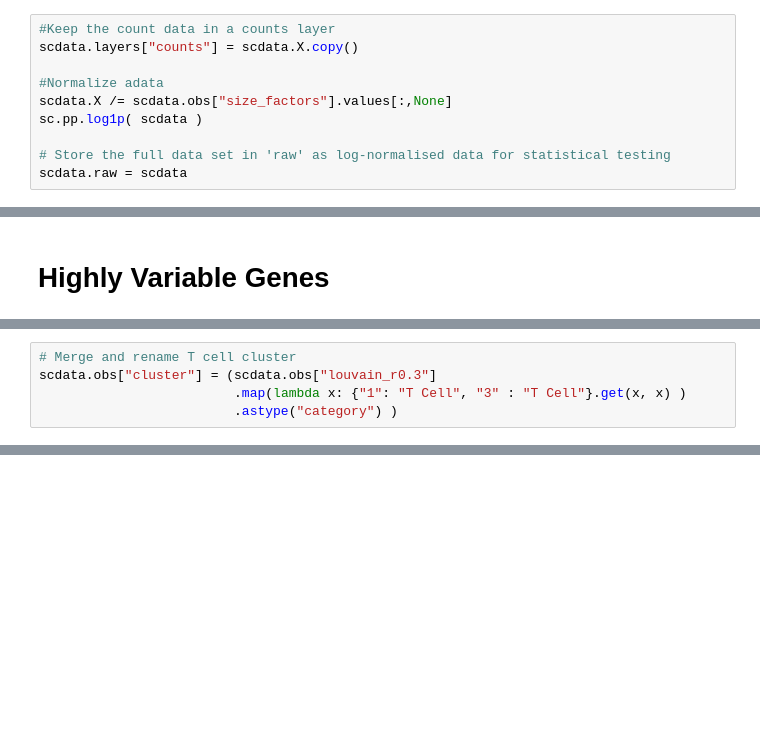
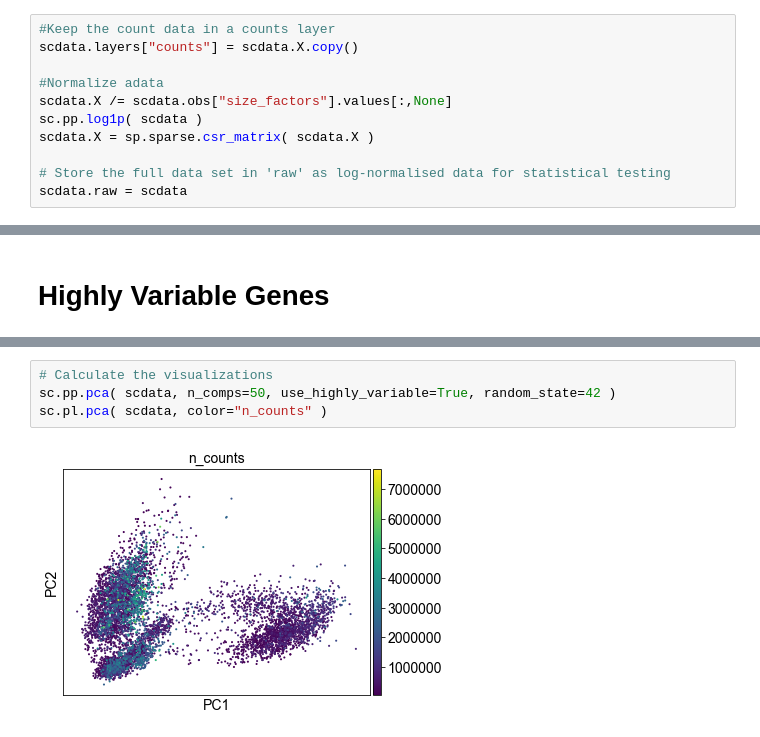
Before and after one commit to watronfire/CViSB_Workshop_TCells, a Jupyter notebook: Workshop_Notebook.ipynb, the cells around one changed output, grey strips where cells are left out. Saved outputs shown, nothing was run; the diff lists cells and outputs as text; blank space fills up the shorter version.

```diff
--- a/Workshop_Notebook.ipynb
+++ b/Workshop_Notebook.ipynb
@@ -297,6 +319,7 @@ scdata.layers["counts"] = scdata.X.copy()
 #Normalize adata
 scdata.X /= scdata.obs["size_factors"].values[:,None]
 sc.pp.log1p( scdata )
+scdata.X = sp.sparse.csr_matrix( scdata.X )
 
 # Store the full data set in 'raw' as log-normalised data for statistical testing
 scdata.raw = scdata
@@ -359,5 +335,0 @@ sc.pl.violin( scdata, ["CD3D", "CD3E", "TRAC"], groupby="louvain_r0.3" )
-# %%
-# Merge and rename T cell cluster
-scdata.obs["cluster"] = (scdata.obs["louvain_r0.3"]
-                         .map(lambda x: {"1": "T Cell", "3" : "T Cell"}.get(x, x) )
-                         .astype("category") )
@@ -418,0 +357,6 @@ scdata.var[ scdata.var.index.str.startswith( "TRBV" )]
+# %%
+# Calculate the visualizations
+sc.pp.pca( scdata, n_comps=50, use_highly_variable=True, random_state=42 )
+sc.pl.pca( scdata, color="n_counts" )
+# %% [output]
+[figure, added]
```
Also changed, not shown: parts of 76 cells of this notebook, 1 other file.
